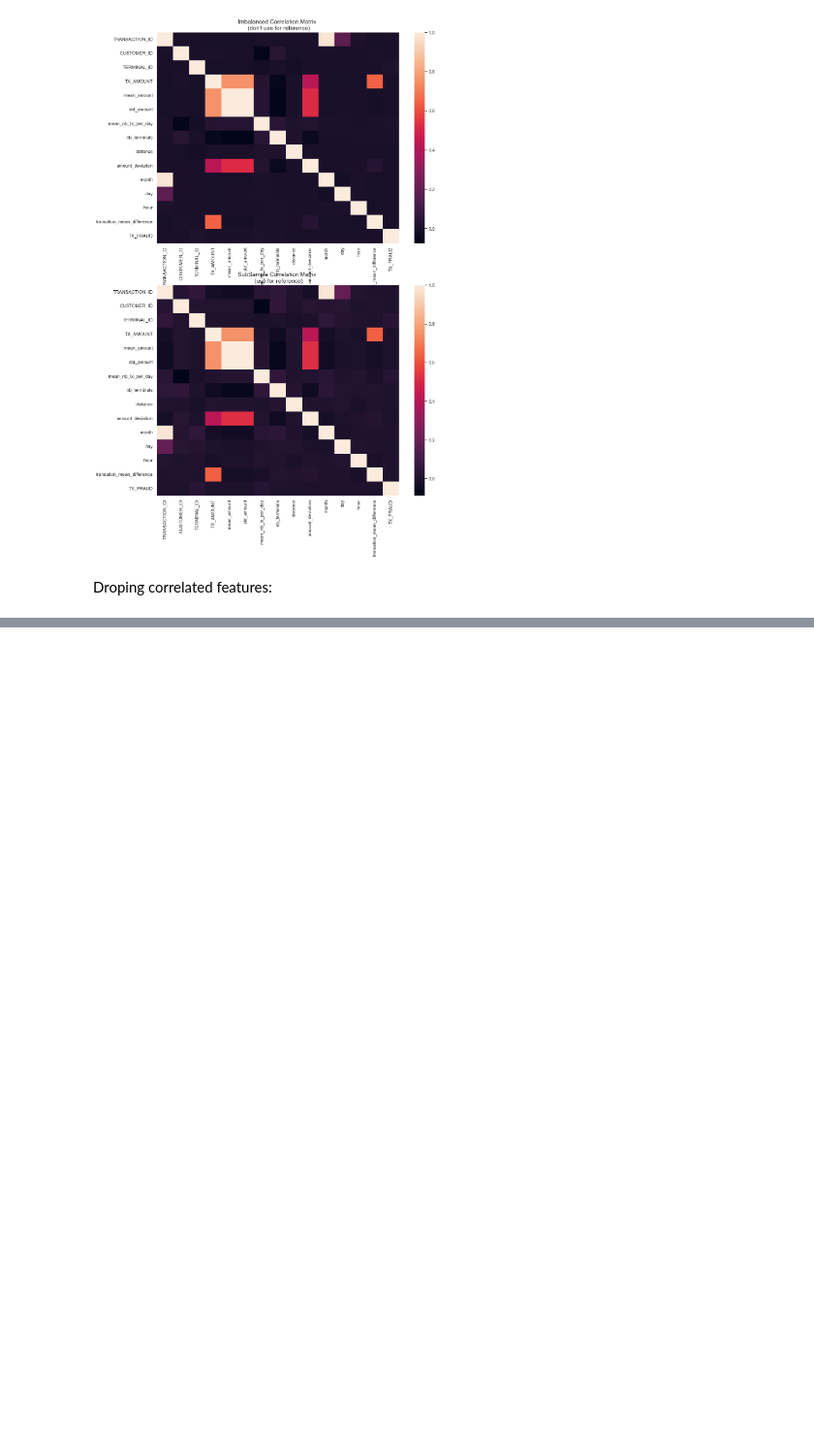
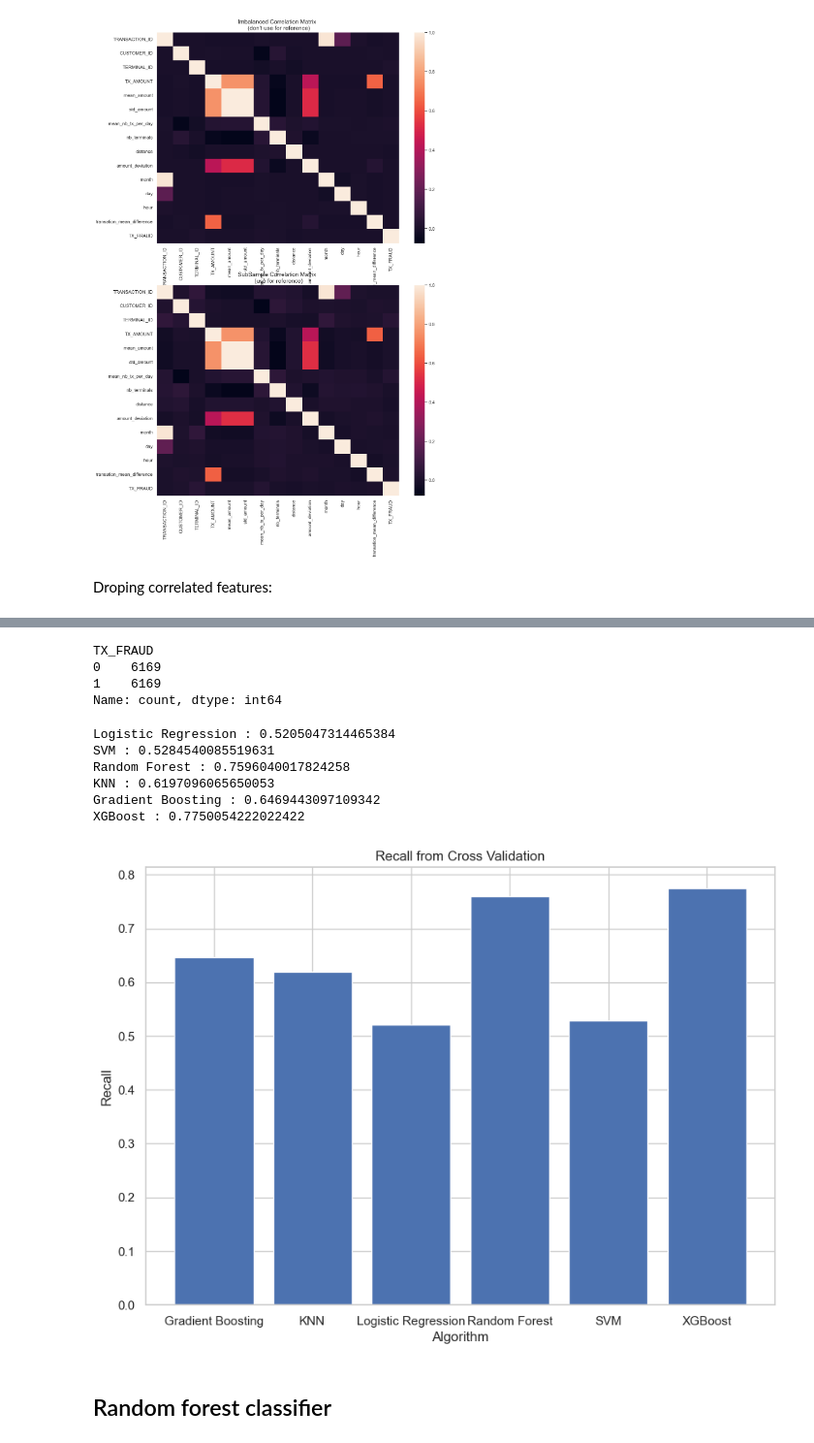
Before and after one commit to JuanS286/CreditCardFraudDetection, a Jupyter notebook: CreditCardFraudDetection.ipynb, the cells around one changed output, grey strips where cells are left out. Shown at 97% size. Saved outputs shown, nothing was run; the diff lists cells and outputs as text; code cells hidden in the pictures; blank space fills up the shorter version.

```diff
--- a/CreditCardFraudDetection.ipynb
+++ b/CreditCardFraudDetection.ipynb
@@ -1220,0 +1221,72 @@ ax2.legend(handles=[blue_patch, red_patch])
+# %%
+new_df['TX_FRAUD'].value_counts()
+# %% [output]
+TX_FRAUD
+0    6169
+1    6169
+Name: count, dtype: int64
+# %%
+from sklearn.model_selection import cross_val_score
+from sklearn.ensemble import RandomForestClassifier, GradientBoostingClassifier
+from sklearn.linear_model import LogisticRegression
+from sklearn.svm import SVC
+from sklearn.neighbors import KNeighborsClassifier
+from sklearn.preprocessing import StandardScaler
+from sklearn.pipeline import make_pipeline
+from xgboost import XGBClassifier
+
+# Assuming new_df is defined earlier
+# Separate features and target
+X = new_df.drop('TX_FRAUD', axis=1)
+y = new_df['TX_FRAUD']
+
+# Split the dataset into training and testing sets
+X_train, X_test, y_train, y_test = train_test_split(X, y, test_size=0.2, random_state=42)
+
+# Initialize models with a pipeline for models needing feature scaling
+models = {
+    "Logistic Regression": make_pipeline(StandardScaler(), LogisticRegression(max_iter=1000)),
+    "SVM": make_pipeline(StandardScaler(), SVC()),
+    "Random Forest": RandomForestClassifier(),
+    "KNN": make_pipeline(StandardScaler(), KNeighborsClassifier()),
+    "Gradient Boosting": GradientBoostingClassifier(),
+    "XGBoost": XGBClassifier(use_label_encoder=False, eval_metric='logloss')
+}
+
+scores = {}
+for name, model in models.items():
+    # Use cross_val_score with the entire dataset, not just the training or scaled subset
+    # For models requiring scaling, the pipeline takes care of it
+    score = cross_val_score(model, X, y, cv=5, scoring='recall')  # Adjust scoring method as needed
+    scores[name] = np.mean(score)
+
+for i, j in scores.items():
+    print(f"{i} : {j}")
+# %% [output]
+Logistic Regression : 0.5205047314465384
+SVM : 0.5284540085519631
+Random Forest : 0.7596040017824258
+KNN : 0.6197096065650053
+Gradient Boosting : 0.6469443097109342
+XGBoost : 0.7750054222022422
+# %%
+# Get keys and sort them (optional, depending on desired order)
+keys = sorted(list(scores.keys()))
+values = [scores[key] for key in keys]  # Get values in the same order
+
+plt.figure(figsize= (10,7))
+
+# Create the bar plot
+plt.bar(keys, values)
+
+# Add labels and title
+plt.xlabel("Algorithm")  # Adjust label if order matters
+plt.ylabel("Recall")
+plt.title("Recall from Cross Validation")
+
+# Display the plot
+plt.show()
+# %% [output]
+[figure, added]
+# %% [markdown]
+## Random forest classifier
```
Also changed, not shown: parts of 17 cells of this notebook.
